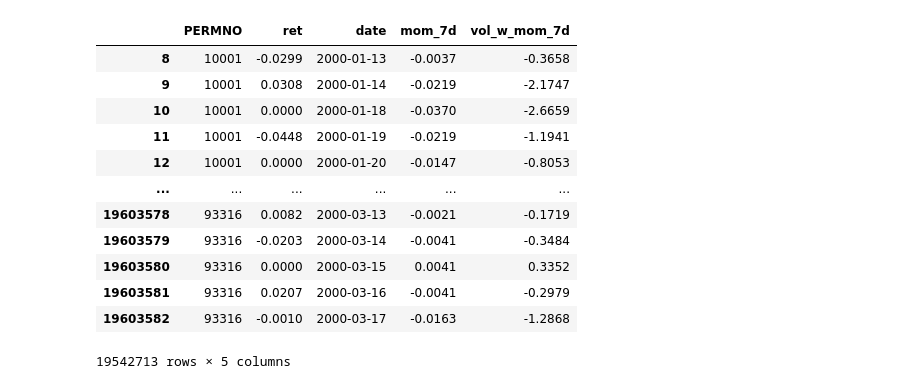
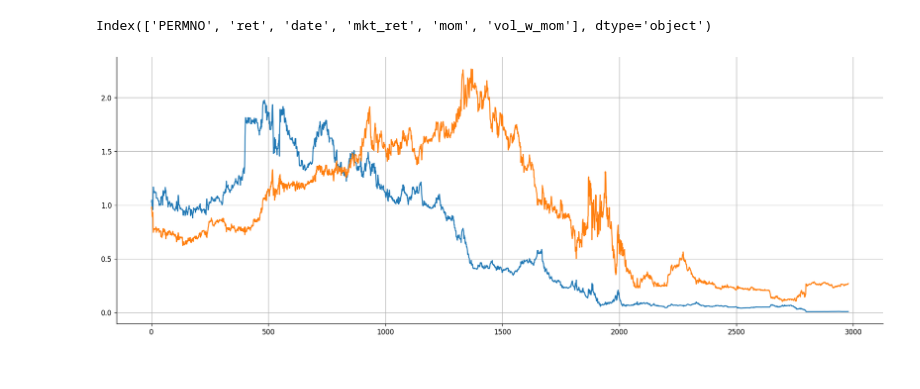
Before and after one commit to leo-wun/Can-Signal-Ensembles-beat-the-S-P500, a Jupyter notebook: notebooks/tmp.ipynb, the cells around one changed output. Drawn from its saved outputs; the diff is of its cells as text; code cells hidden in the pictures.

```diff
--- a/notebooks/tmp.ipynb
+++ b/notebooks/tmp.ipynb
@@ -25,5 +25,5 @@ from src.models.mom_strategy import mom
 plt.rcParams.update({'figure.dpi': 120, 'axes.spines.top': False, 'axes.spines.right': False})
 pd.set_option('display.float_format', '{:.4f}'.format)
 # %%
-data = pd.read_parquet(config.FEATURES_PATH_CLEAN, columns=['PERMNO', 'ret', 'date'])
+data = pd.read_parquet(config.FEATURES_PATH_CLEAN, columns=['PERMNO', 'ret', 'date', 'mkt_ret'])
 df = pl.from_pandas(data)
@@ -38,16 +30,4 @@ df = df.to_pandas()
-# %%
-df = df.dropna()
-# %% [output]
-|  | PERMNO | ret | date | mom_7d | vol_w_mom_7d |
-| 8 | 10001 | -0.0299 | 2000-01-13 | -0.0037 | -0.3658 |
-| 9 | 10001 | 0.0308 | 2000-01-14 | -0.0219 | -2.1747 |
-| 10 | 10001 | 0.0000 | 2000-01-18 | -0.0370 | -2.6659 |
-| 11 | 10001 | -0.0448 | 2000-01-19 | -0.0219 | -1.1941 |
-| 12 | 10001 | 0.0000 | 2000-01-20 | -0.0147 | -0.8053 |
-| ... | ... | ... | ... | ... | ... |
-| 19603578 | 93316 | 0.0082 | 2000-03-13 | -0.0021 | -0.1719 |
-| 19603579 | 93316 | -0.0203 | 2000-03-14 | -0.0041 | -0.3484 |
-| 19603580 | 93316 | 0.0000 | 2000-03-15 | 0.0041 | 0.3352 |
-| 19603581 | 93316 | 0.0207 | 2000-03-16 | -0.0041 | -0.2979 |
-| 19603582 | 93316 | -0.0010 | 2000-03-17 | -0.0163 | -1.2868 |
-19542713 rows × 5 columns
+# %%
+df.columns
+# %% [output]
+Index(['PERMNO', 'ret', 'date', 'mkt_ret', 'mom', 'vol_w_mom'], dtype='object')
@@ -53,0 +58,29 @@ df = df.dropna()
+# %%
+mom_window = 20
+vol_window = 120
+
+
+
+df = mom(df, 'ret', mom_window, skip_window=1, vol_window=vol_window)
+df = df.to_pandas()
+
+df = df.dropna()
+
+
+df = build_alpha(df, "vol_w_mom", 0.2, [-0.07,0.07])
+#print(df['signal'].value_counts())
+#df.head()
+
+PERMNO = 10002
+
+single = compute_single(df, PERMNO)
+
+plt.figure(figsize=(20, 7))
+plt.grid(visible=True)
+
+
+plt.plot(single['cum_pnl'])
+plt.plot(single['cum_ret'])
+plt.show()
+# %% [output]
+[figure, added]
```
Also changed, not shown: parts of 3 cells of this notebook, 6 other files.
